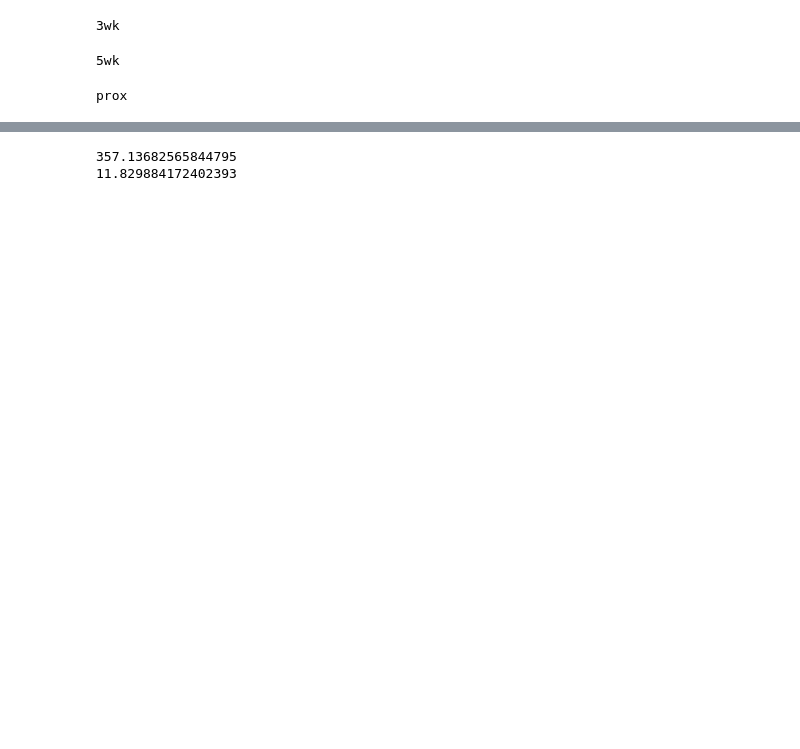
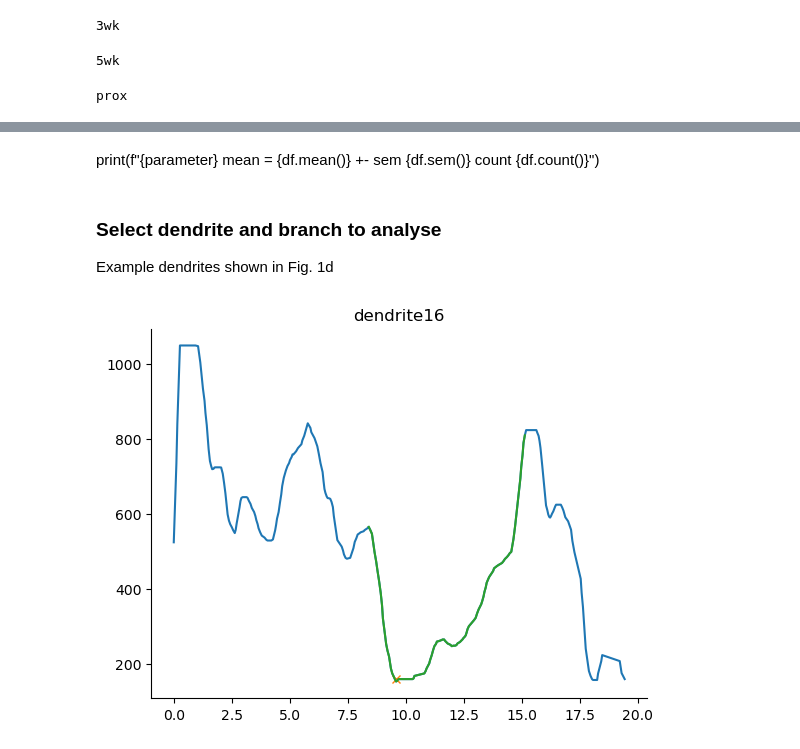
Before and after one commit to tonykelly00/DSC_morphology_pipeline, a Jupyter notebook: notebooks/STED_analysis.ipynb, the cells around one changed output, grey strips where cells are left out. Drawn from its saved outputs; the diff is of its cells as text; code cells hidden in the pictures; blank space fills up the shorter version.

```diff
--- a/notebooks/STED_analysis.ipynb
+++ b/notebooks/STED_analysis.ipynb
@@ -216,6 +209,14 @@ fig.savefig(mypath+'/STED_DSC_diam_Cumulative.svg', bbox_inches = 'tight')
-# %%
-print(df.mean())
-print(df.sem())
-# %% [output]
-357.13682565844795
-11.829884172402393
+# %% [markdown]
+print(f"{parameter} mean = {df.mean()} +- sem {df.sem()} count {df.count()}")
+# %% [markdown]
+### Select dendrite and branch to analyse
+Example dendrites shown in Fig. 1d
+# %%
+#data, dendrite branch
+dend_name= 'dendrite16'  #'dendrite3' #'dendrite1' 'dendrite4' #'C1_02_cell1_d2'   #'C1_03_cell2_d2' 'C1_03_cell2_d3'
+
+#branchs=dendbranch_dic[dend_name]
+df=STEDdata['3wk'][dend_name]['DSC_properties']
+fig, ax = plot_dsc(STEDdata['3wk'][dend_name],dend_name, corr=1)
+# %% [output]
+[figure, added]
```
Also changed, not shown: parts of 12 cells of this notebook, 7 other files.
